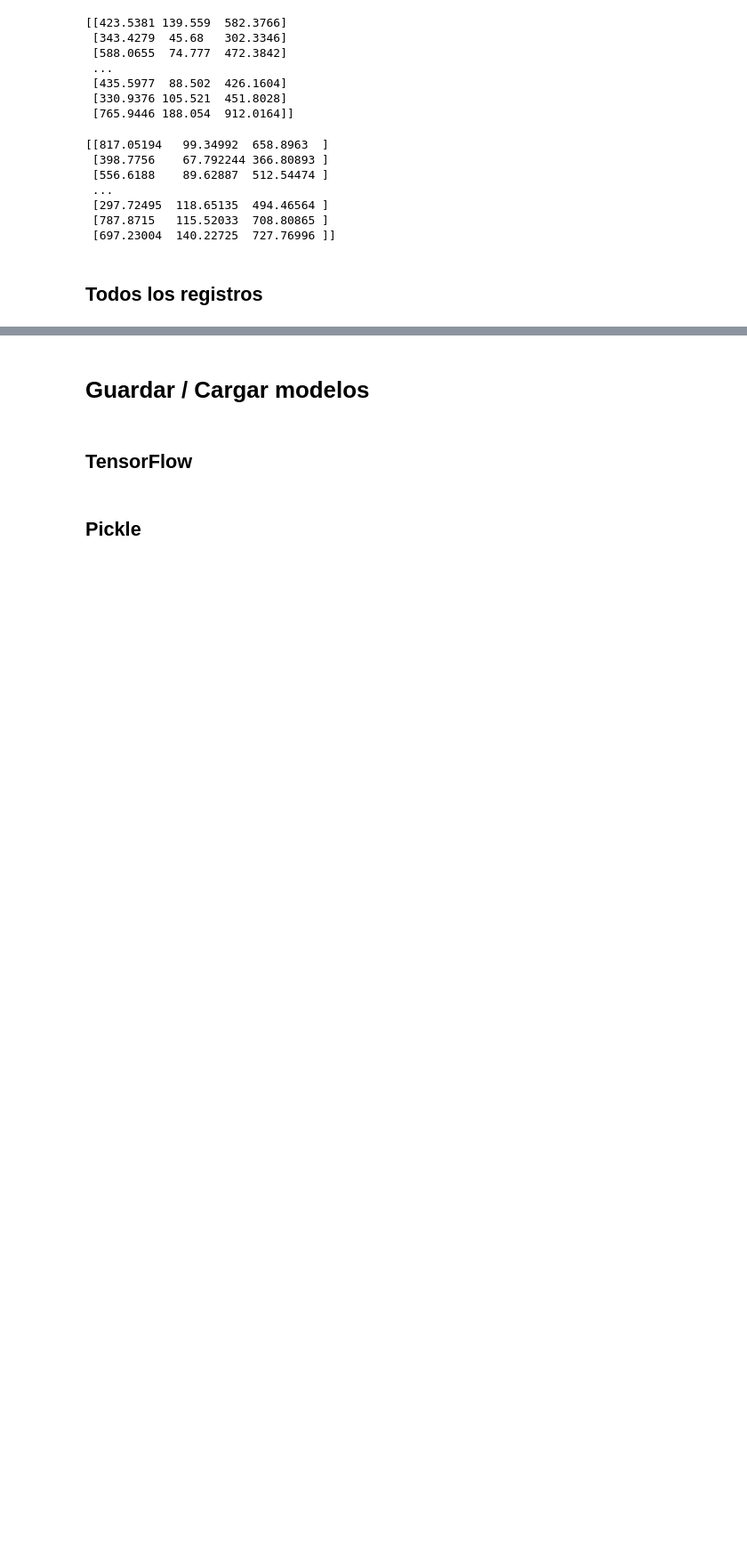
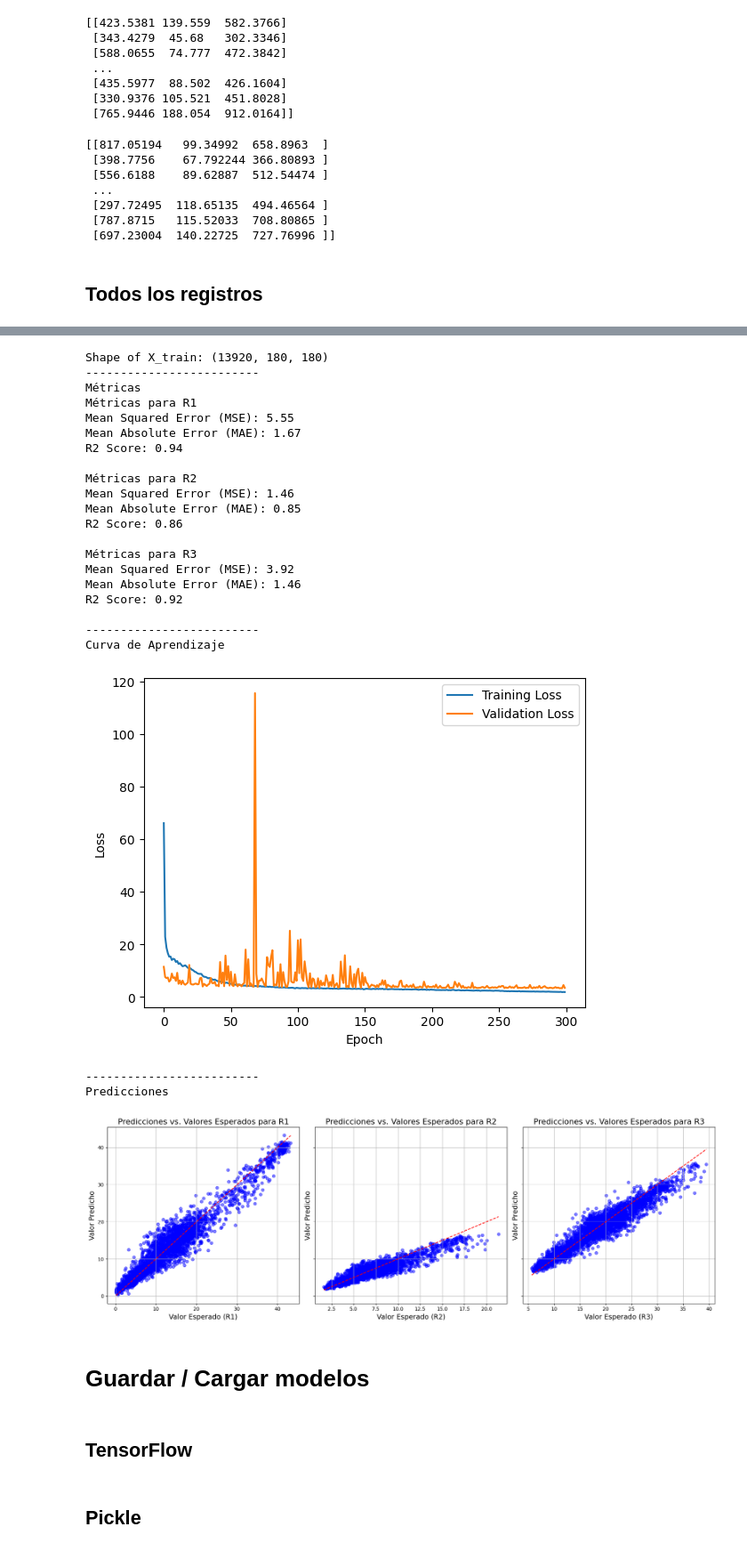
Before and after one commit to MiguelMussi/Multi-Parameter_Wireless_Network, a Jupyter notebook: CNN.ipynb, the cells around one changed output, grey strips where cells are left out. Shown at 89% size. Saved outputs shown, nothing was run; the diff lists cells and outputs as text; code cells hidden in the pictures; blank space fills up the shorter version.

```diff
--- a/CNN.ipynb
+++ b/CNN.ipynb
@@ -1253,10 +1252,9 @@ df
 # %% [markdown]
 ## Sample
 # %%
-df_sample = df.sample(n=2000, random_state=42)
-df_sample = escalar_xy(df_sample)
+df = escalar_xy(df)
 # df_sample, scaler_dict = escalar_r(df_sample)
-registros, r_scores = parse_registros(df_sample)
+registros, r_scores = parse_registros(df)
 
 images = []
 for registro in registros:
@@ -1488,12 +1531,4 @@ history = model_full.fit(X_train, y_train, epochs=300, batch_size=32, validation
 # %%
-# Predicciones en el conjunto de prueba
-y_pred = model_full.predict(X_test)
-
-# Realizar la transformación inversa para desnormalizar los valores de y_test y y_pred
-for i in range(y_test.shape[1]):
-    scaler = scaler_dict[df_sample.columns[-3 + i]]
-    y_test[:, i] = scaler.inverse_transform(y_test[:, i].reshape(-1, 1)).reshape(-1)
-    y_pred[:, i] = scaler.inverse_transform(y_pred[:, i].reshape(-1, 1)).reshape(-1)
 
 # Crear DataFrame con los valores reales y predichos
 df_result = pd.DataFrame(y_test, columns=['R1', 'R2', 'R3'])
@@ -1517,33 +1552,58 @@ for i, columna in enumerate(['R1', 'R2', 'R3']):
     r2 = r2_score(y_test_i, y_pred_i)
 
     print(f"Métricas para {columna}")
     print("Mean Squared Error (MSE): {:.2f}".format(mse))
     print("Mean Absolute Error (MAE): {:.2f}".format(mae))
     print("R2 Score: {:.2f}\n".format(r2))
 
 # Graficar la curva de aprendizaje
 print("-------------------------\nCurva de Aprendizaje")
 plt.plot(history.history['loss'], label='Training Loss')
 plt.plot(history.history['val_loss'], label='Validation Loss')
 plt.xlabel('Epoch')
 plt.ylabel('Loss')
 plt.legend()
 plt.show()
 
 # Graficar predicciones vs valores esperados
 print("-------------------------\nPredicciones")
 fig, axs = plt.subplots(1, 3, figsize=(18, 6), sharey=True)
 
 for i, columna in enumerate(['R1', 'R2', 'R3']):
     axs[i].scatter(df_result[columna], df_result[f'P_{columna}'], color='blue', alpha=0.5)
     axs[i].plot([df_result[columna].min(), df_result[columna].max()], [df_result[columna].min(), df_result[columna].max()], color='red', linestyle='--')
     axs[i].set_title(f'Predicciones vs. Valores Esperados para {columna}', fontsize=16)
     axs[i].set_xlabel(f'Valor Esperado ({columna})', fontsize=14)
     axs[i].set_ylabel('Valor Predicho', fontsize=14)
     axs[i].grid(True)
 
 plt.tight_layout()
 plt.show()
+# %% [output]
+Shape of X_train: (13920, 180, 180)
+-------------------------
+Métricas
+Métricas para R1
+Mean Squared Error (MSE): 5.55
+Mean Absolute Error (MAE): 1.67
+R2 Score: 0.94
+
+Métricas para R2
+Mean Squared Error (MSE): 1.46
+Mean Absolute Error (MAE): 0.85
+R2 Score: 0.86
+
+Métricas para R3
+Mean Squared Error (MSE): 3.92
+Mean Absolute Error (MAE): 1.46
+R2 Score: 0.92
+
+-------------------------
+Curva de Aprendizaje
+[figure, added]
+-------------------------
+Predicciones
+[figure, added]
 # %% [markdown]
 # Guardar / Cargar modelos
 # %% [markdown]
```
Also changed, not shown: parts of 12 cells of this notebook.
